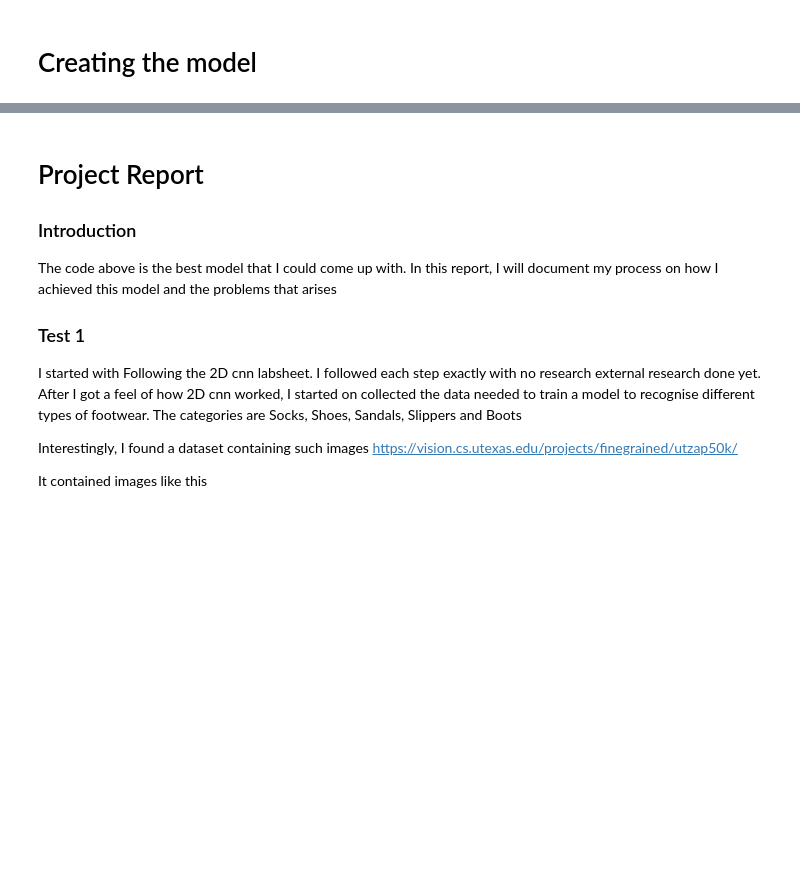
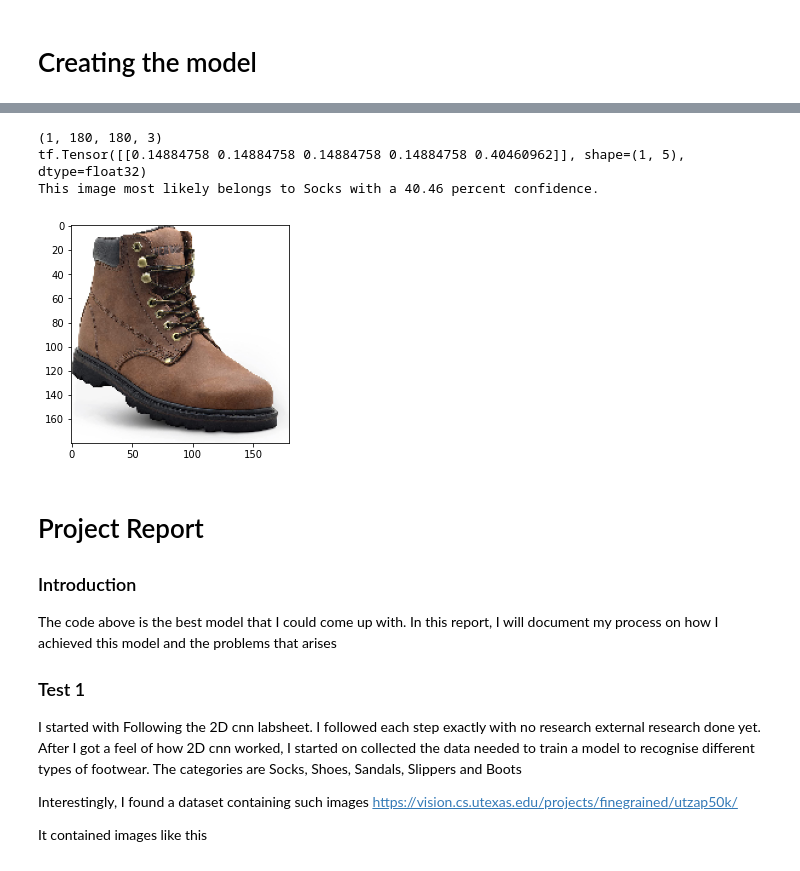
Before and after one commit to Raphael2908/AIML_PartB, a Jupyter notebook: PartB.ipynb, the cells around one changed output, grey strips where cells are left out. Cells and saved outputs as stored; diff of their text form; code cells hidden in the pictures; blank space fills up the shorter version.

```diff
--- a/PartB.ipynb
+++ b/PartB.ipynb
@@ -183,25 +188,31 @@ print("Accuracy: %.2f%%" % (scores[1]*100))
 # %%
-model = keras.models.load_model('Best_Footwear_Detector.h5')
+# model = keras.models.load_model('Best_Footwear_Detector.h5')
+model = keras.models.load_model('FootWear_detector.h5')
 # %%
-testimage_path = "Unseen_Images/Boot.jpg"
+testimage_path = "Unseen_Images/Boots.jpg"
 img = tf.keras.preprocessing.image.load_img(
     testimage_path, target_size=(img_height, img_width)
 )
 
 img_array = tf.keras.preprocessing.image.img_to_array(img)
 img_array = tf.expand_dims(img_array, 0) # Create a batch
 
 print(img_array.shape)
 plt.imshow(img)
 
 predictions = model.predict(img_array)
 score = tf.nn.softmax(predictions)
 
 print(score)
 print(
 "This image most likely belongs to {} with a {:.2f} percent confidence."
 .format(labels[np.argmax(score)], 100 * np.max(score))
 )
+# %% [output]
+(1, 180, 180, 3)
+tf.Tensor([[0.14884758 0.14884758 0.14884758 0.14884758 0.40460962]], shape=(1, 5), dtype=float32)
+This image most likely belongs to Socks with a 40.46 percent confidence.
+[figure, added]
 # %% [markdown]
 # Project Report
 
```
Also changed, not shown: parts of 5 cells of this notebook, 4 other files.
